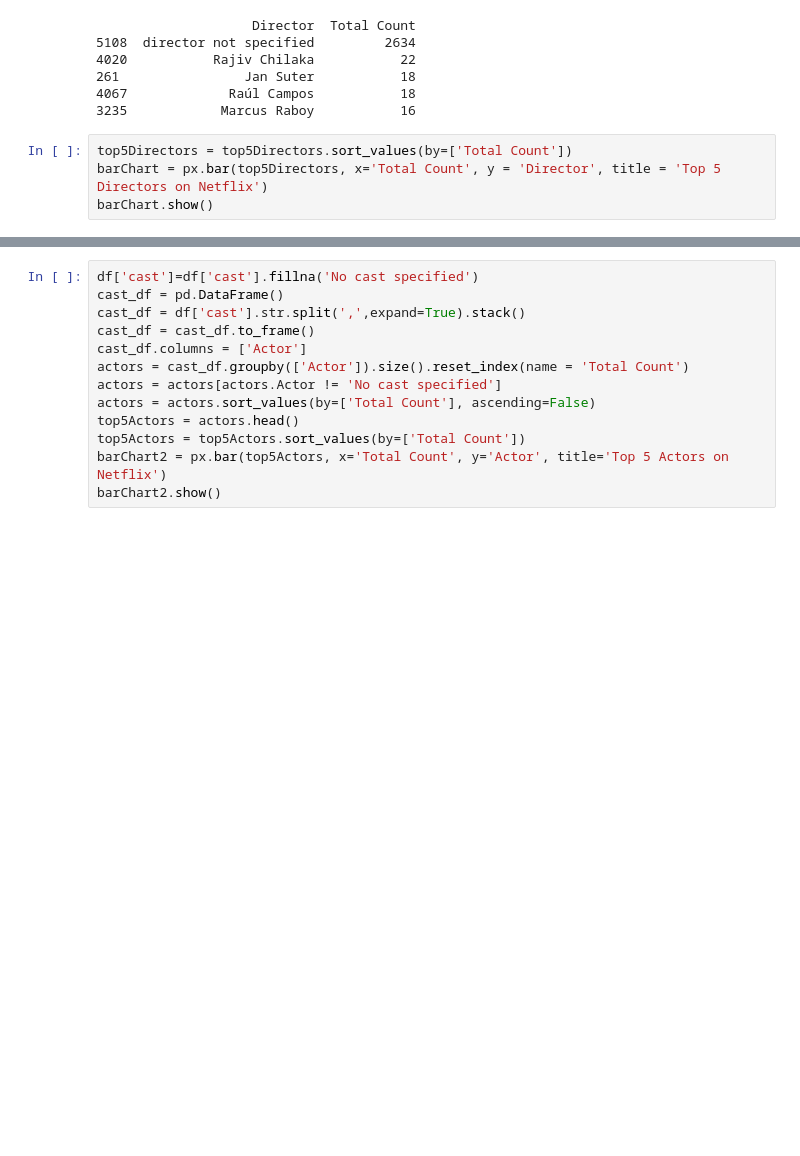
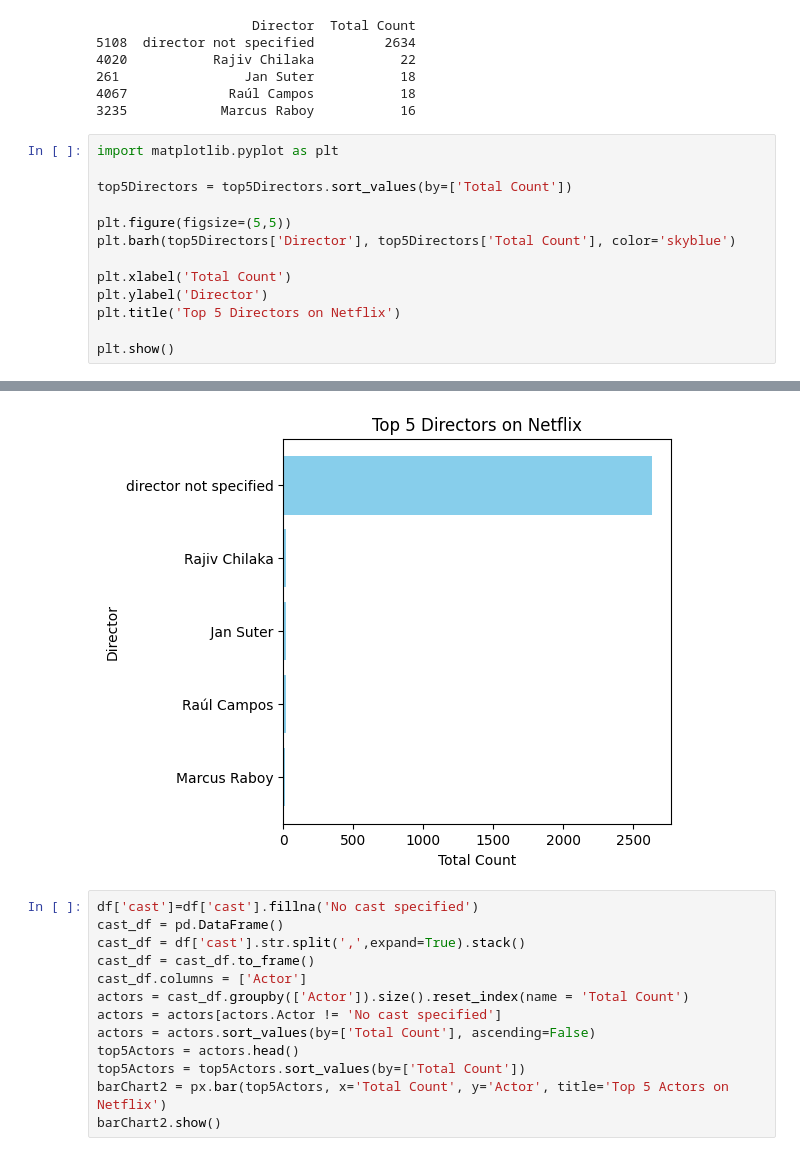
Before and after one commit to simu2204/MLcode, a Jupyter notebook: testing.ipynb, the cells around one changed output, grey strips where cells are left out. Saved outputs shown, nothing was run; the diff lists cells and outputs as text; blank space fills up the shorter version.

```diff
--- a/testing.ipynb
+++ b/testing.ipynb
@@ -190,7 +190,16 @@ print(top5Directors)
 4067             Raúl Campos           18
 3235            Marcus Raboy           16
 # %%
+import matplotlib.pyplot as plt
+
 top5Directors = top5Directors.sort_values(by=['Total Count'])
-barChart = px.bar(top5Directors, x='Total Count', y = 'Director', title = 'Top 5 Directors on Netflix')
-barChart.show()
+
+plt.figure(figsize=(5,5))
+plt.barh(top5Directors['Director'], top5Directors['Total Count'], color='skyblue')
+
+plt.xlabel('Total Count')
+plt.ylabel('Director')
+plt.title('Top 5 Directors on Netflix')
+
+plt.show()
 # %% [output]
@@ -198,3 +206,4 @@ barChart.show()
+[figure, added]
 # %%
 df['cast']=df['cast'].fillna('No cast specified')
 cast_df = pd.DataFrame()
```
Also changed, not shown: parts of 2 cells of this notebook.
